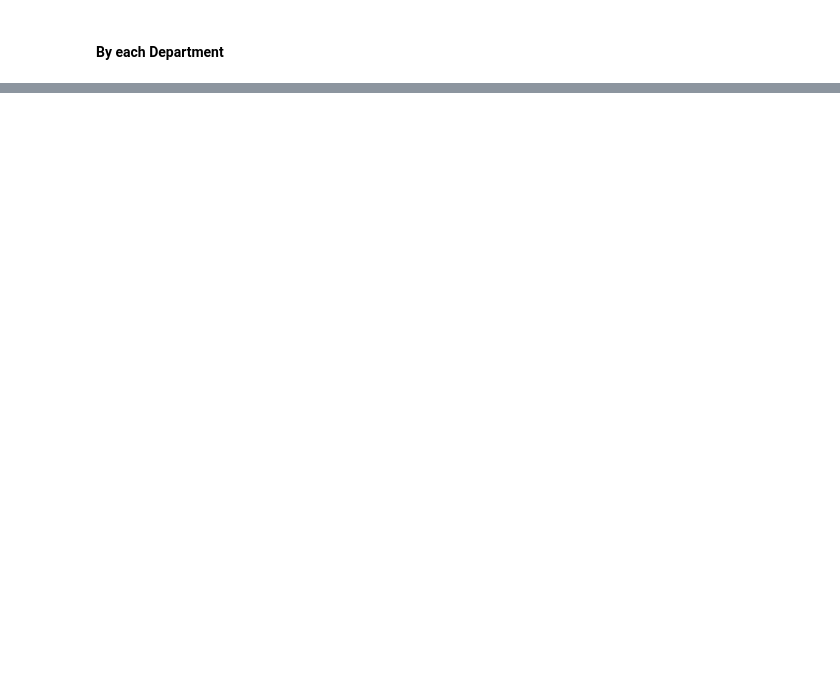
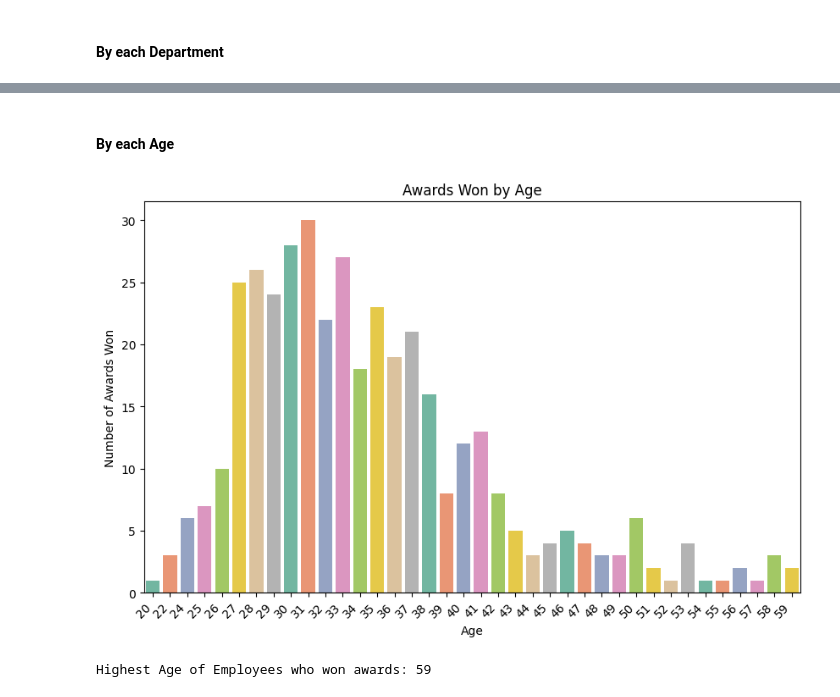
Before and after one commit to Nehlr1/Employee_Performance_Analysis, a Jupyter notebook: employee_performance_analysis.ipynb, the cells around one changed output, grey strips where cells are left out. Saved outputs shown, nothing was run; the diff lists cells and outputs as text; code cells hidden in the pictures; blank space fills up the shorter version.

```diff
--- a/employee_performance_analysis.ipynb
+++ b/employee_performance_analysis.ipynb
@@ -261,0 +275,21 @@ plt.show()
+# %% [markdown]
+#### By each Age
+# %%
+awards_by_Age = df[df['Awards_Won'] == 1]['Age'].value_counts()
+
+plt.figure(figsize=(10, 6))
+sns.countplot(x='Age', data=df[df['Awards_Won'] == 1], palette='Set2',
+              hue='Age', legend=False)
+plt.title('Awards Won by Age')
+plt.xlabel('Age')
+plt.ylabel('Number of Awards Won')
+plt.xticks(rotation=45, ha='right')
+plt.show()
+# %% [output]
+[figure, added]
+# %%
+highest_age_awards_won = df[df['Awards_Won'] == 1]['Age'].max()
+
+print("Highest Age of Employees who won awards:", highest_age_awards_won)
+# %% [output]
+Highest Age of Employees who won awards: 59
```
Also changed, not shown: parts of 13 cells of this notebook.
